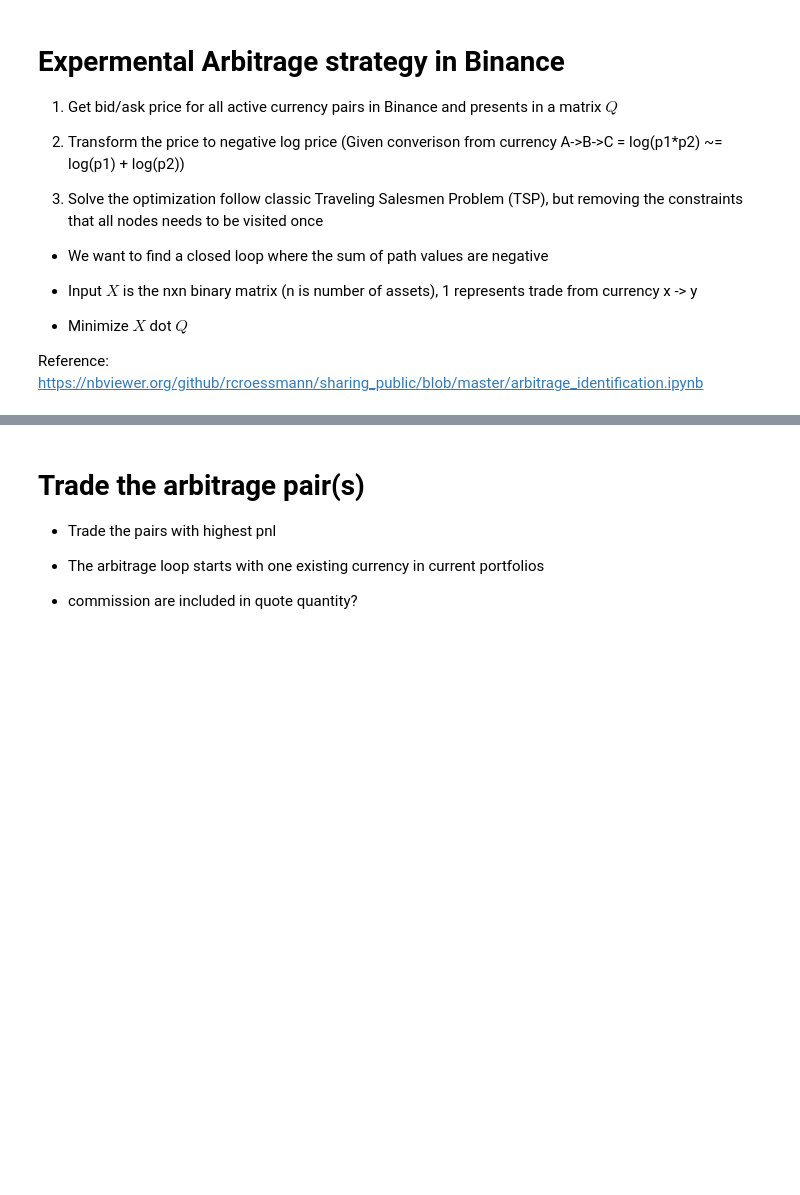
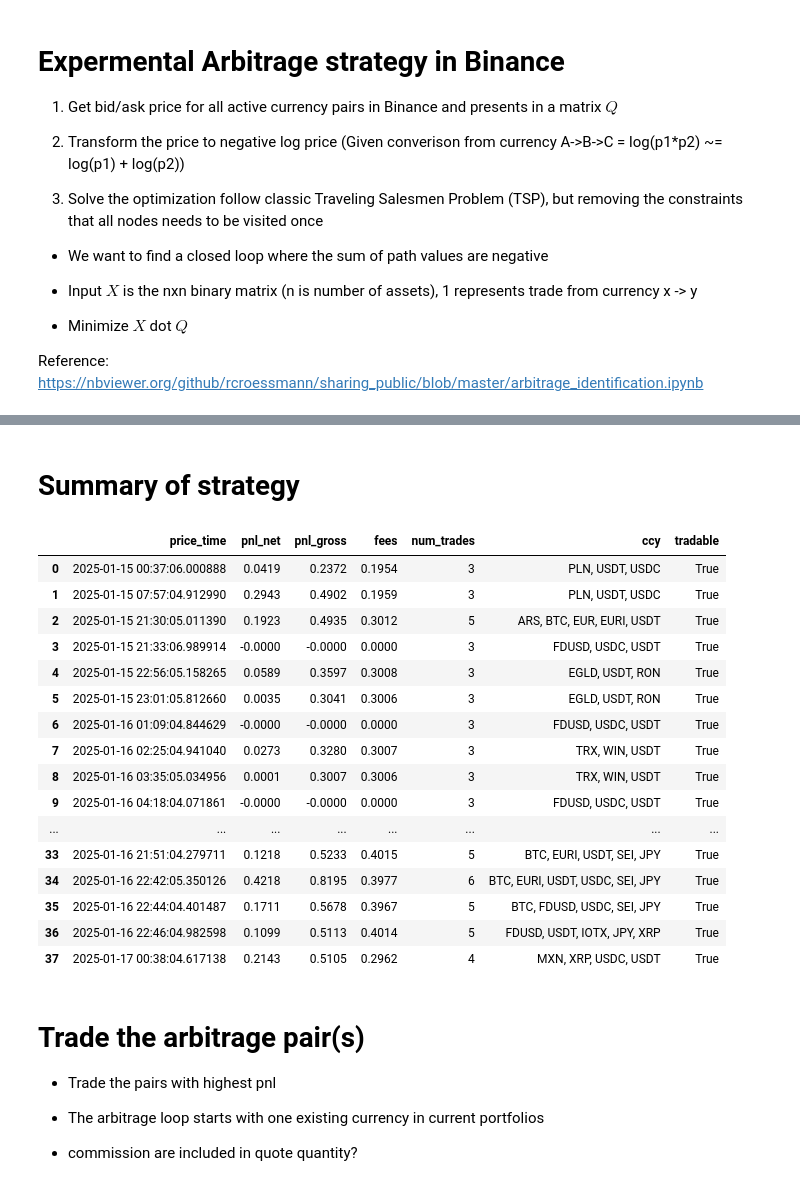
Before and after one commit to lok419/my-trading, a Jupyter notebook: strategy_v3/notebook/Binance Arbitrage.ipynb, the cells around one changed output, grey strips where cells are left out. Saved outputs shown, nothing was run; the diff lists cells and outputs as text; code cells hidden in the pictures; blank space fills up the shorter version.

Commit message:
format binance output

```diff
--- a/strategy_v3/notebook/Binance Arbitrage.ipynb
+++ b/strategy_v3/notebook/Binance Arbitrage.ipynb
@@ -88,3 +80,38 @@ strategy.optimize()
+# %% [markdown]
+# Summary of strategy
+# %%
+db = duck("binance_arb")
+db.query('''
+    select
+        price_time
+        , 100 * (product(mkt_price_w_fee) - 1) as pnl_net
+        , 100 * (product(mkt_price) - 1) as pnl_gross
+        , pnl_gross - pnl_net as fees
+        , count(1) as num_trades
+        , string_agg(from_asset, ', ') as ccy
+        , bool_or(from_asset in ('USDT', 'ETH', 'BTC')) as tradable
+    from trades
+    group by price_time
+    order by price_time
+''')
+# %% [output]
+|  | price_time | pnl_net | pnl_gross | fees | num_trades | ccy | tradable |
+| 0 | 2025-01-15 00:37:06.000888 | 0.0419 | 0.2372 | 0.1954 | 3 | PLN, USDT, USDC | True |
+| 1 | 2025-01-15 07:57:04.912990 | 0.2943 | 0.4902 | 0.1959 | 3 | PLN, USDT, USDC | True |
+| 2 | 2025-01-15 21:30:05.011390 | 0.1923 | 0.4935 | 0.3012 | 5 | ARS, BTC, EUR, EURI, USDT | True |
+| 3 | 2025-01-15 21:33:06.989914 | -0.0000 | -0.0000 | 0.0000 | 3 | FDUSD, USDC, USDT | True |
+| 4 | 2025-01-15 22:56:05.158265 | 0.0589 | 0.3597 | 0.3008 | 3 | EGLD, USDT, RON | True |
+| 5 | 2025-01-15 23:01:05.812660 | 0.0035 | 0.3041 | 0.3006 | 3 | EGLD, USDT, RON | True |
+| 6 | 2025-01-16 01:09:04.844629 | -0.0000 | -0.0000 | 0.0000 | 3 | FDUSD, USDC, USDT | True |
+| 7 | 2025-01-16 02:25:04.941040 | 0.0273 | 0.3280 | 0.3007 | 3 | TRX, WIN, USDT | True |
+| 8 | 2025-01-16 03:35:05.034956 | 0.0001 | 0.3007 | 0.3006 | 3 | TRX, WIN, USDT | True |
+| 9 | 2025-01-16 04:18:04.071861 | -0.0000 | -0.0000 | 0.0000 | 3 | FDUSD, USDC, USDT | True |
+| ... | ... | ... | ... | ... | ... | ... | ... |
+| 33 | 2025-01-16 21:51:04.279711 | 0.1218 | 0.5233 | 0.4015 | 5 | BTC, EURI, USDT, SEI, JPY | True |
+| 34 | 2025-01-16 22:42:05.350126 | 0.4218 | 0.8195 | 0.3977 | 6 | BTC, EURI, USDT, USDC, SEI, JPY | True |
+| 35 | 2025-01-16 22:44:04.401487 | 0.1711 | 0.5678 | 0.3967 | 5 | BTC, FDUSD, USDC, SEI, JPY | True |
+| 36 | 2025-01-16 22:46:04.982598 | 0.1099 | 0.5113 | 0.4014 | 5 | FDUSD, USDT, IOTX, JPY, XRP | True |
+| 37 | 2025-01-17 00:38:04.617138 | 0.2143 | 0.5105 | 0.2962 | 4 | MXN, XRP, USDC, USDT | True |
 # %% [markdown]
 # Trade the arbitrage pair(s)
 - Trade the pairs with highest pnl
```
Also changed, not shown: parts of 11 cells of this notebook, 3 other files.
